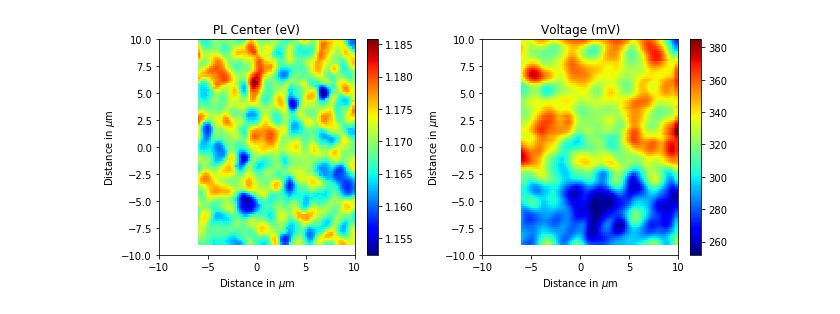
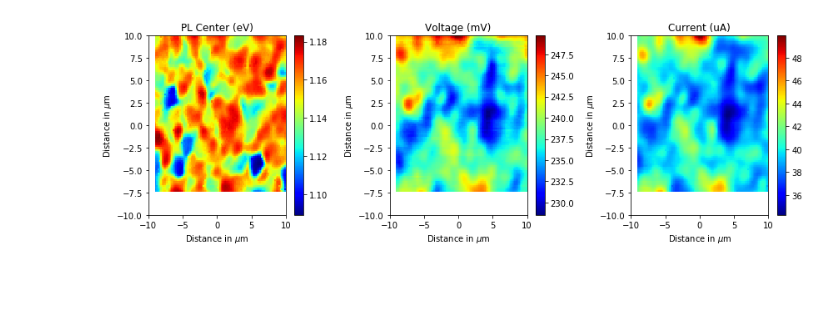
Before and after one commit to bradleyMwest/Renishaw-Reni-Awesome, a Jupyter notebook: Compare Voltage between High Energy PL regions and Low Energy PL regions.ipynb, the cells around one changed output. Saved outputs shown, nothing was run; the diff lists cells and outputs as text; code cells hidden in the pictures; blank space fills up the shorter version.

```diff
--- a/Compare Voltage between High Energy PL regions and Low Energy PL regions.ipynb
+++ b/Compare Voltage between High Energy PL regions and Low Energy PL regions.ipynb
@@ -82,7 +82,7 @@ def get_PL_Raman_Current_Voltage_From_Matlab_File(fpath):
     return data,PL,RAMAN,wl,wn,current,voltage,x,y,x_pixels,y_pixels
 # %%
 #Load the Spectrum Files and Electrical Data from a Pre-processed matlab file
-file_path_to_renishaw_data = 'AIST_slg.mat'
+file_path_to_renishaw_data = 'AIST_saph.mat'
 
 #use parenthesis to break long lines of code over multiple lines
 (dictionary_of_matlab_variables,
@@ -95,8 +95,8 @@ file_path_to_renishaw_data = 'AIST_slg.mat'
 print dictionary_of_matlab_variables.keys() #show the names of variables stored in matlab file inorder to extract them
 
 ##### uncomment to use voltage from a different run on same sample
-#if file_path_to_renishaw_data == 'AIST_slg.mat' or file_path_to_renishaw_data == 'AIST_slg_naf.mat':
-#    voltage_volts = dictionary_of_matlab_variables["VOLTAGE_pl"]
+if file_path_to_renishaw_data == 'AIST_slg.mat' or file_path_to_renishaw_data == 'AIST_slg_naf.mat':
+    voltage_volts = dictionary_of_matlab_variables["VOLTAGE_pl"]
 
 #create a map of the x and y coordinates by using meshgrid
 x_position_map, y_position_map = np.meshgrid(x_distance_um, y_distance_um)
@@ -258,18 +330,18 @@ plt.show()
 # %%
 '''
 Plot the voltage and peak center maps side by side
 '''
-f,axes = plt.subplots(1,2,figsize=(9,4))
+f,axes = plt.subplots(1,3,figsize=(12,4))
 ax = axes.ravel()
-data = [1240/peak_center_matrix,masked_maps[-2]]
-title = ['PL Center (eV)','Voltage (mV)']
+data = [1240/peak_center_matrix,masked_maps[-2],masked_maps[-1]]
+title = ['PL Center (eV)','Voltage (mV)','Current (uA)']
 for idx in range(len(ax)):
     pcm = ax[idx].pcolor(x_distance_um,y_distance_um,data[idx],cmap='jet')
     ax[idx].set_title(title[idx])
     ax[idx].set_xlabel('Distance in $\mu$m')
     ax[idx].set_ylabel('Distance in $\mu$m')
     f.colorbar(pcm,ax = ax[idx])
 plt.tight_layout()
 plt.show()
 # %% [output]
-[figure, old version]
+[figure, new version]
```
Also changed, not shown: parts of 10 cells of this notebook.
